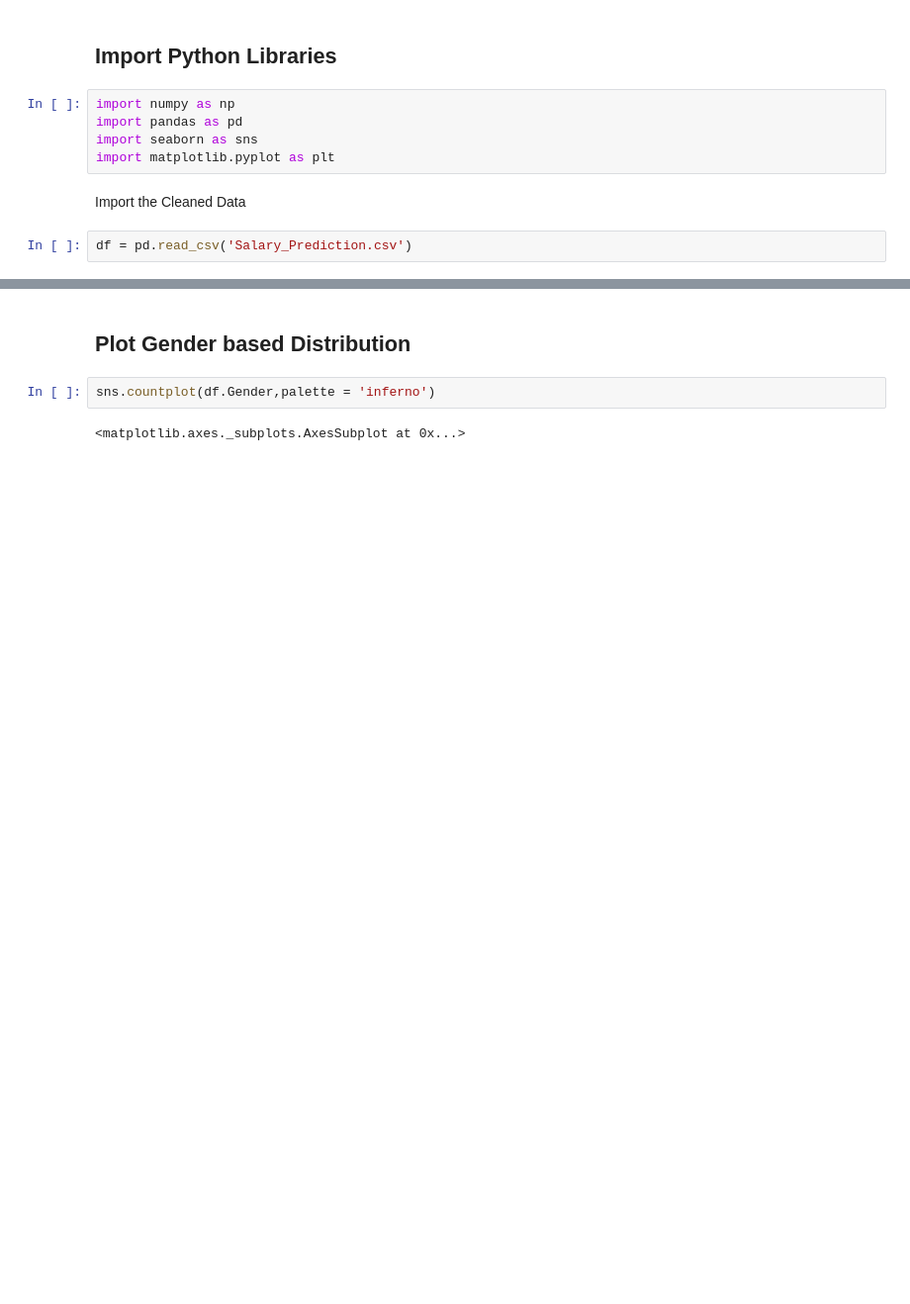
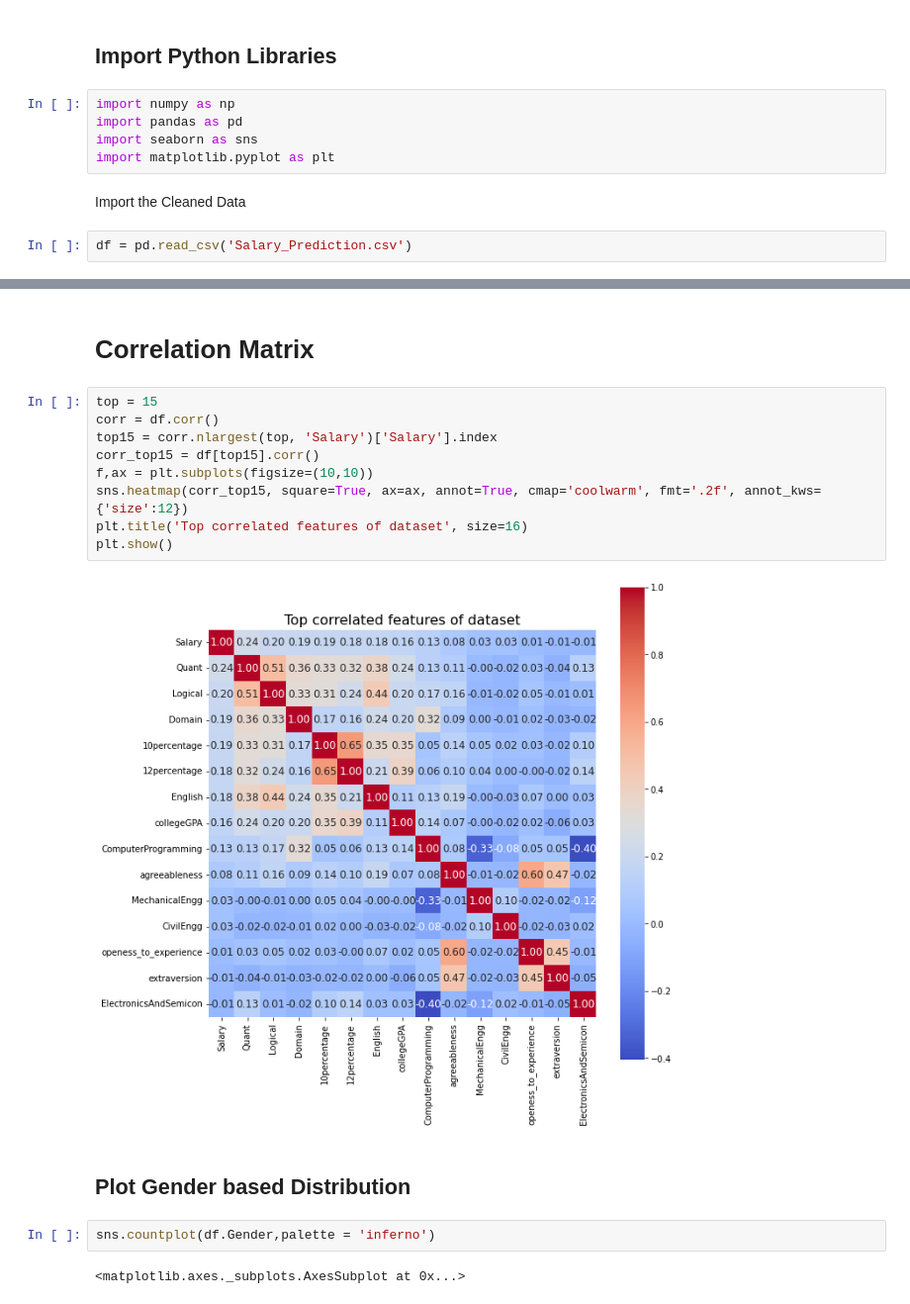
Before and after one commit to ArshiaSali/Data-Cleaning-with-Google-OpenRefine, a Jupyter notebook: DataCleaning_OpenRefine.ipynb, the cells around one changed output, grey strips where cells are left out. Shown at 99% size. Cells and saved outputs as stored; diff of their text form; blank space fills up the shorter version.

```diff
--- a/DataCleaning_OpenRefine.ipynb
+++ b/DataCleaning_OpenRefine.ipynb
@@ -42,6 +42,19 @@ Index(['Gender', '10percentage', '12percentage', 'CollegeTier', 'Degree',
        'conscientiousness', 'agreeableness', 'extraversion', 'nueroticism',
        'openess_to_experience', 'Salary'],
       dtype='object')
+# %% [markdown]
+# Correlation Matrix
+# %%
+top = 15
+corr = df.corr()
+top15 = corr.nlargest(top, 'Salary')['Salary'].index
+corr_top15 = df[top15].corr()
+f,ax = plt.subplots(figsize=(10,10))
+sns.heatmap(corr_top15, square=True, ax=ax, annot=True, cmap='coolwarm', fmt='.2f', annot_kws={'size':12})
+plt.title('Top correlated features of dataset', size=16)
+plt.show()
+# %% [output]
+[figure, added]
 # %% [markdown]
 ## Plot Gender based Distribution
 # %%
```
Also changed, not shown: parts of 6 cells of this notebook.
